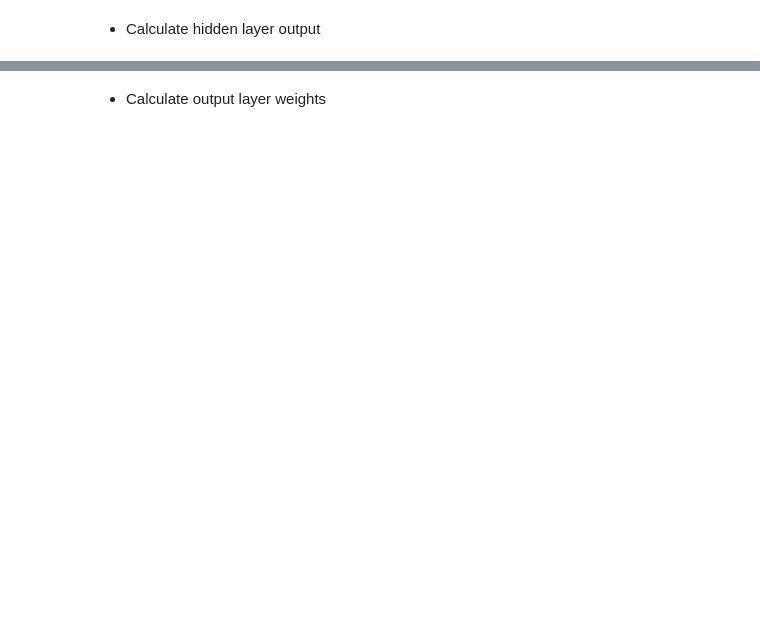
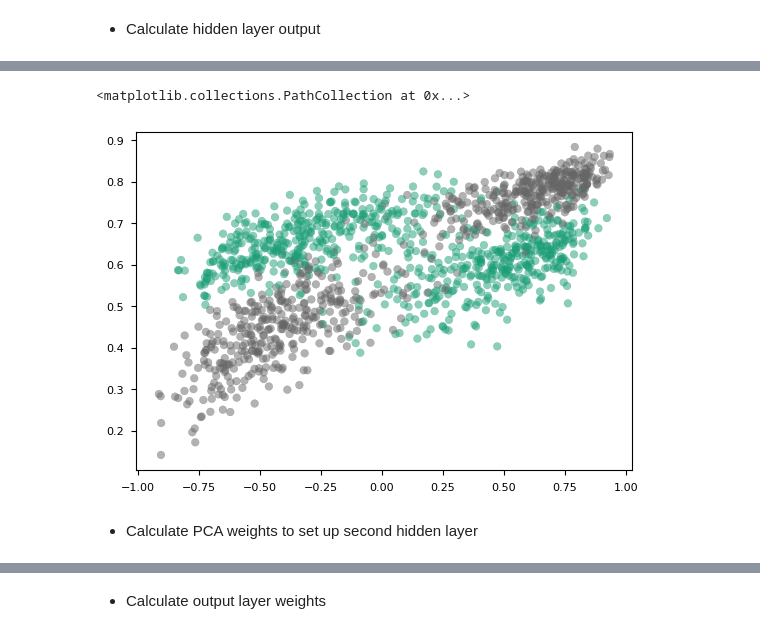
Before and after one commit to vmgustavo/202202-UFMG-RNA, a Jupyter notebook: paper01/main.ipynb, the cells around one changed output, grey strips where cells are left out. Drawn from its saved outputs; the diff is of its cells as text; code cells hidden in the pictures; blank space fills up the shorter version.

```diff
--- a/paper01/main.ipynb
+++ b/paper01/main.ipynb
@@ -115,0 +152,7 @@ hidden_output.shape
+# %%
+plt.scatter(hidden_output[:, 1], hidden_output[:, 2], c=y_train, alpha=.5)
+# %% [output]
+<matplotlib.collections.PathCollection at 0x...>
+[figure, added]
+# %% [markdown]
+* Calculate PCA weights to set up second hidden layer
```
Also changed, not shown: parts of 34 cells of this notebook.
